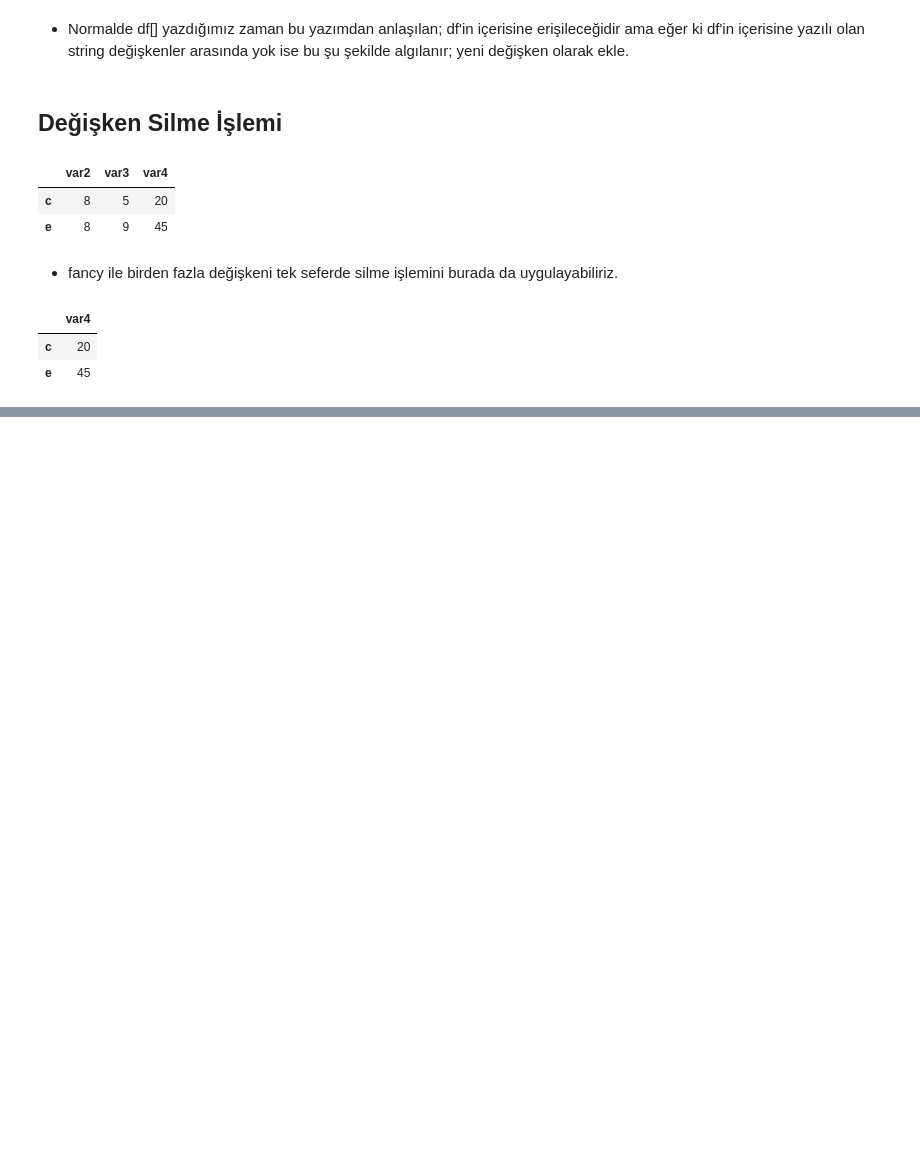
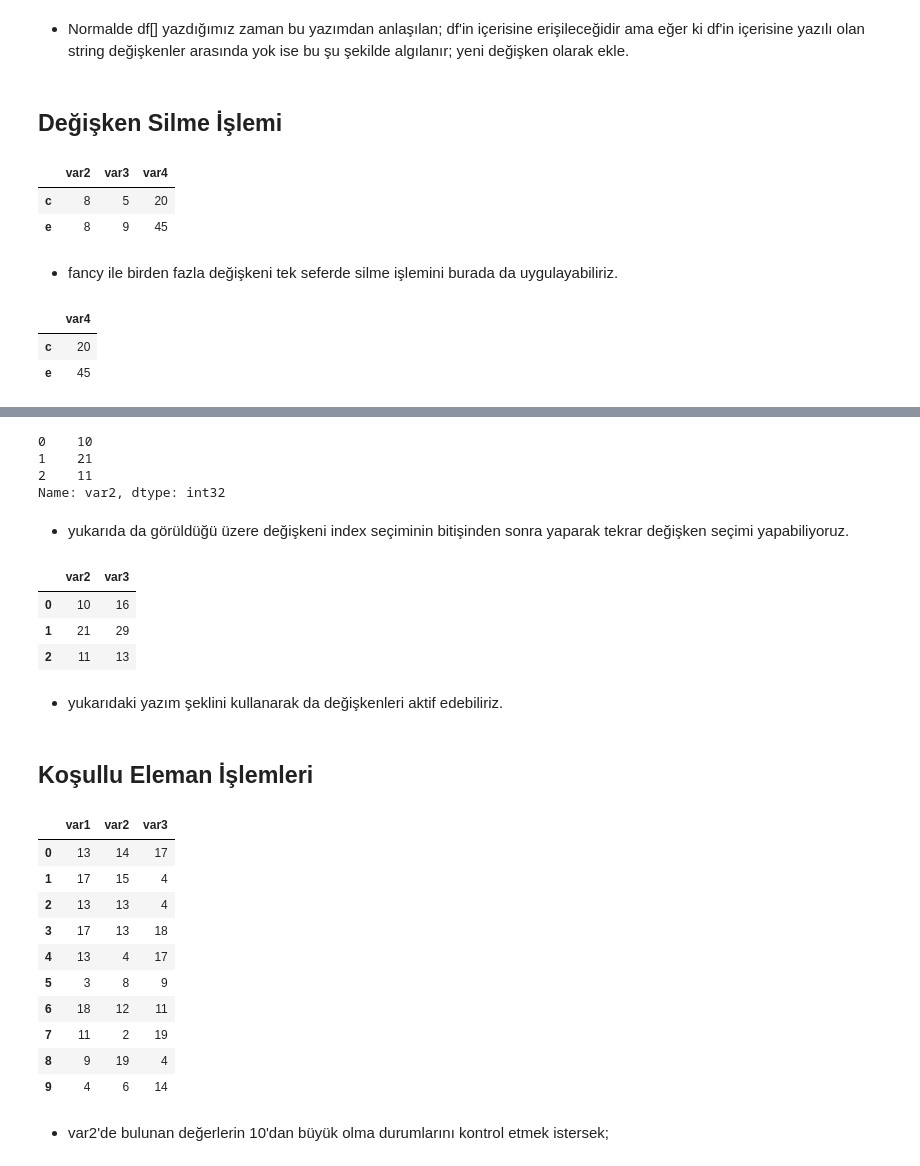
Before and after one commit to selmanbaskaya/Machine-Learning-Pandas, a Jupyter notebook: Pandas-First-Glance.ipynb, the cells around one changed output, grey strips where cells are left out. Drawn from its saved outputs; the diff is of its cells as text; code cells hidden in the pictures; blank space fills up the shorter version.

```diff
--- a/Pandas-First-Glance.ipynb
+++ b/Pandas-First-Glance.ipynb
@@ -503,0 +563,38 @@ df
+# %%
+df.iloc[0:3]["var2"]
+# %% [output]
+0    10
+1    21
+2    11
+Name: var2, dtype: int32
+# %% [markdown]
+* yukarıda da görüldüğü üzere değişkeni index seçiminin bitişinden sonra yaparak tekrar değişken seçimi yapabiliyoruz.
+# %%
+df.iloc[0:3, 1:3]
+# %% [output]
+|  | var2 | var3 |
+| 0 | 10 | 16 |
+| 1 | 21 | 29 |
+| 2 | 11 | 13 |
+# %% [markdown]
+* yukarıdaki yazım şeklini kullanarak da değişkenleri aktif edebiliriz.
+# %% [markdown]
+## Koşullu Eleman İşlemleri
+# %%
+m = np.random.randint(1, 20, size = (10, 3))
+df = pd.DataFrame(m, columns = ["var1", "var2", "var3"])
+df
+# %% [output]
+|  | var1 | var2 | var3 |
+| 0 | 13 | 14 | 17 |
+| 1 | 17 | 15 | 4 |
+| 2 | 13 | 13 | 4 |
+| 3 | 17 | 13 | 18 |
+| 4 | 13 | 4 | 17 |
+| 5 | 3 | 8 | 9 |
+| 6 | 18 | 12 | 11 |
+| 7 | 11 | 2 | 19 |
+| 8 | 9 | 19 | 4 |
+| 9 | 4 | 6 | 14 |
+# %% [markdown]
+* var2'de bulunan değerlerin 10'dan büyük olma durumlarını kontrol etmek istersek;
```
Also changed, not shown: parts of 50 cells of this notebook, 1 other file.
